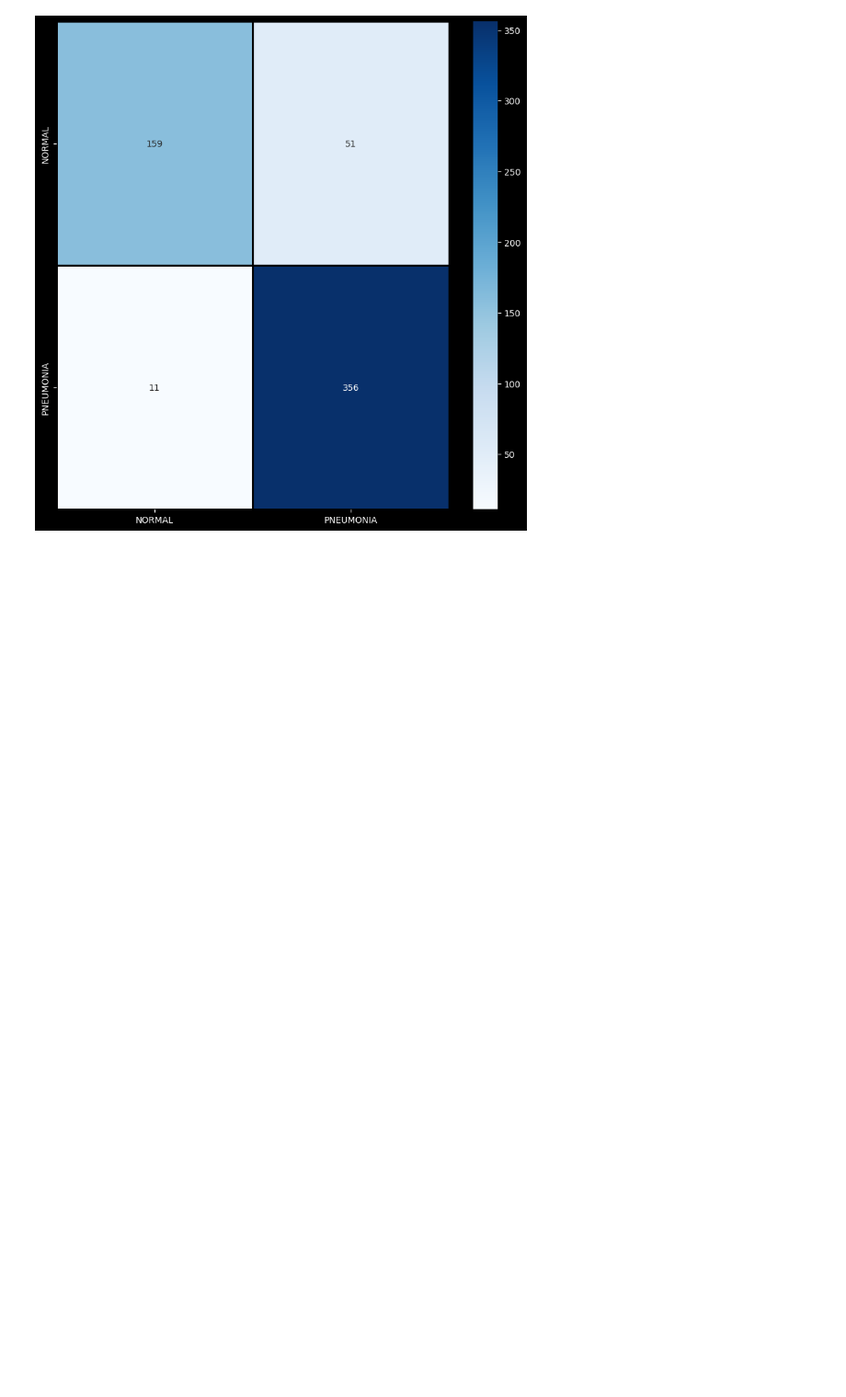
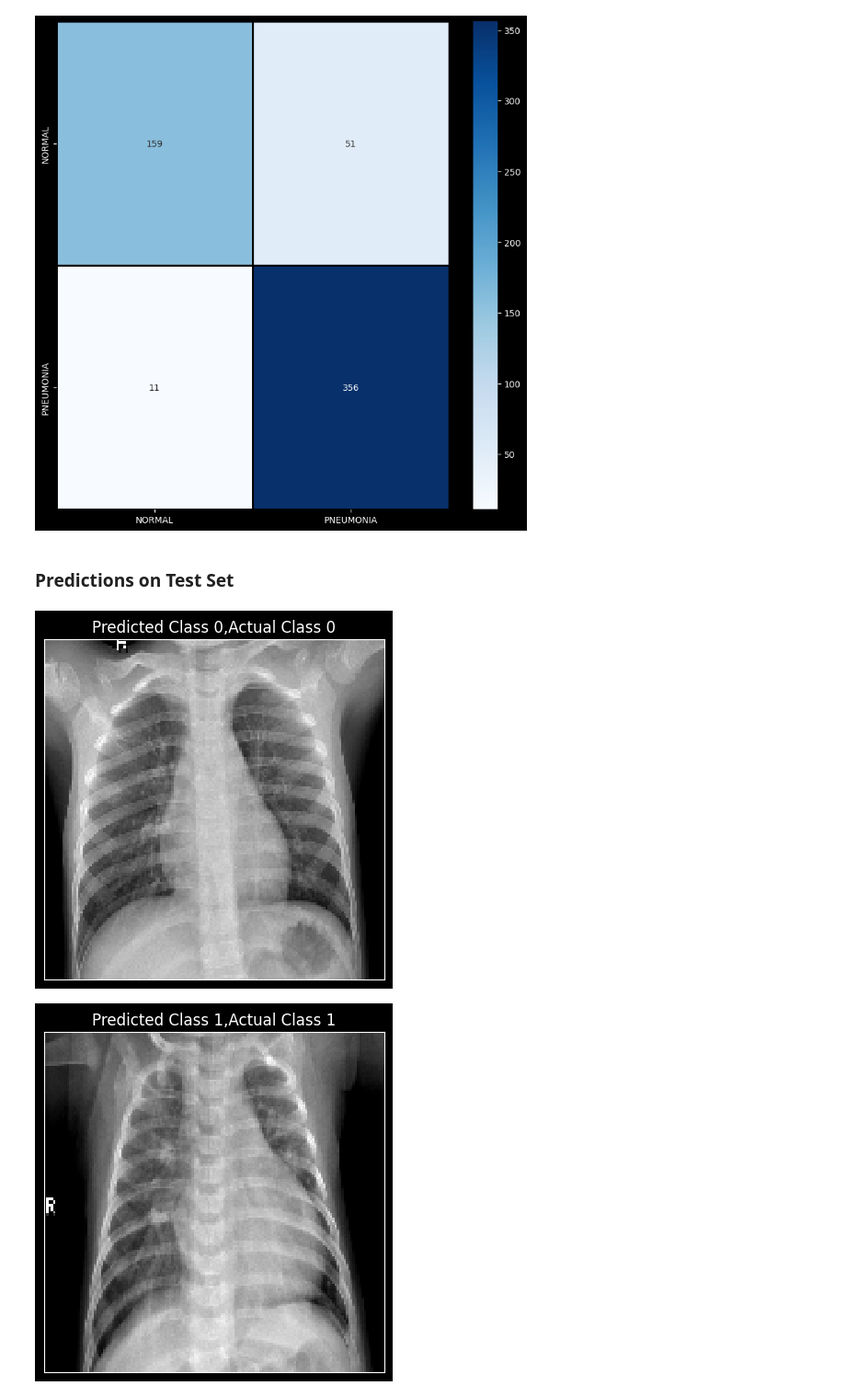
Before and after one commit to AIBabyTeaching/deep-learning-project-HazemAbdelghafar, a Jupyter notebook: PDX.ipynb, the cells around one changed output. Shown at 92% size. Drawn from its saved outputs; the diff is of its cells as text; code cells hidden in the pictures; blank space fills up the shorter version.

```diff
--- a/PDX.ipynb
+++ b/PDX.ipynb
@@ -496,3 +485,21 @@ sns.heatmap(
 plt.show()
 # %% [output]
 [figure]
+# %% [markdown]
+### Predictions on Test Set
+# %%
+correct = np.nonzero(predictions == test_label)[0]
+incorrect = np.nonzero(predictions != test_label)[0]
+# %%
+i = 0
+for c in correct[:6]:
+    plt.plot(figsize=(10,10))
+    plt.xticks([])
+    plt.yticks([])
+    plt.imshow(test_features[c].reshape(150,150), cmap="gray", interpolation='none')
+    plt.title("Predicted Class {},Actual Class {}".format(predictions[c], test_label[c]))
+    plt.show()
+    i += 1
+# %% [output]
+[figure, added]
+[figure, added]
```
Also changed, not shown: parts of 3 cells of this notebook.
